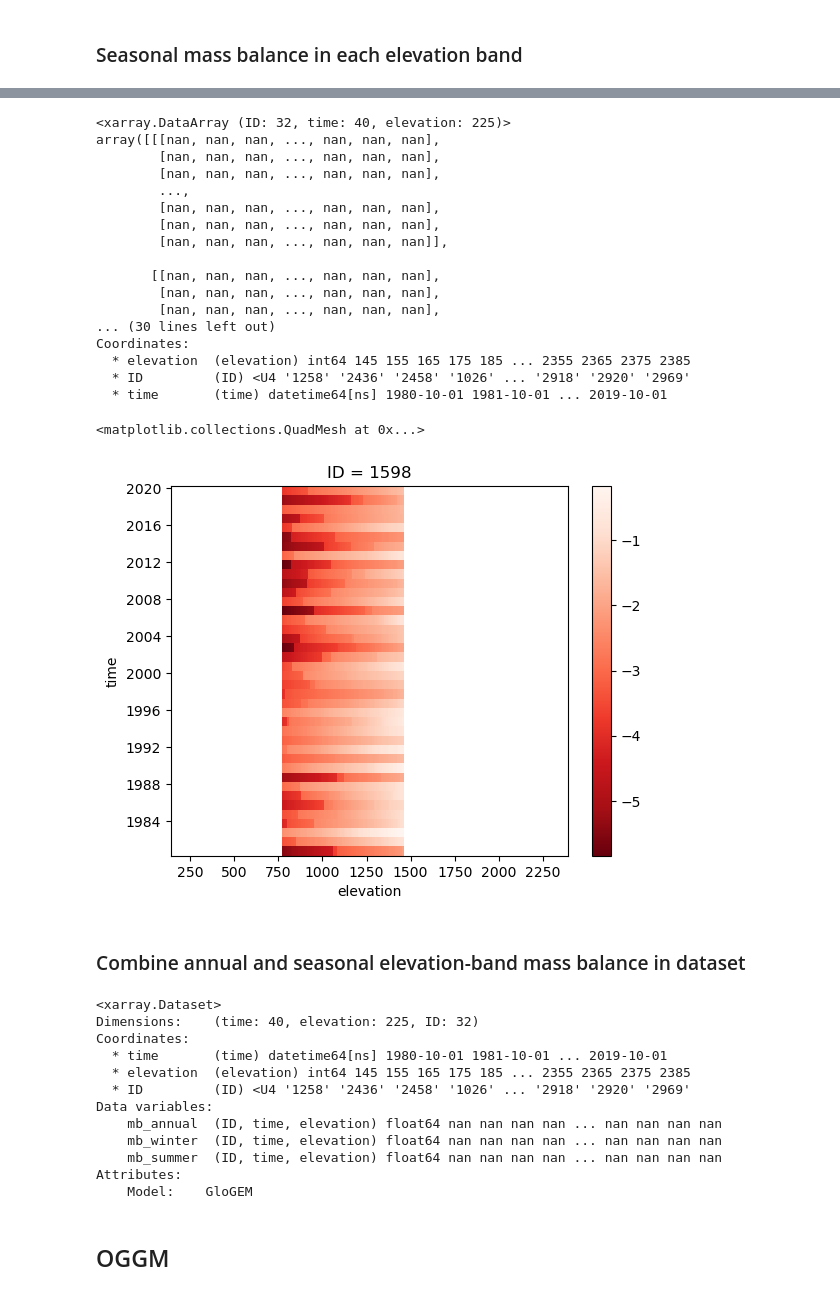
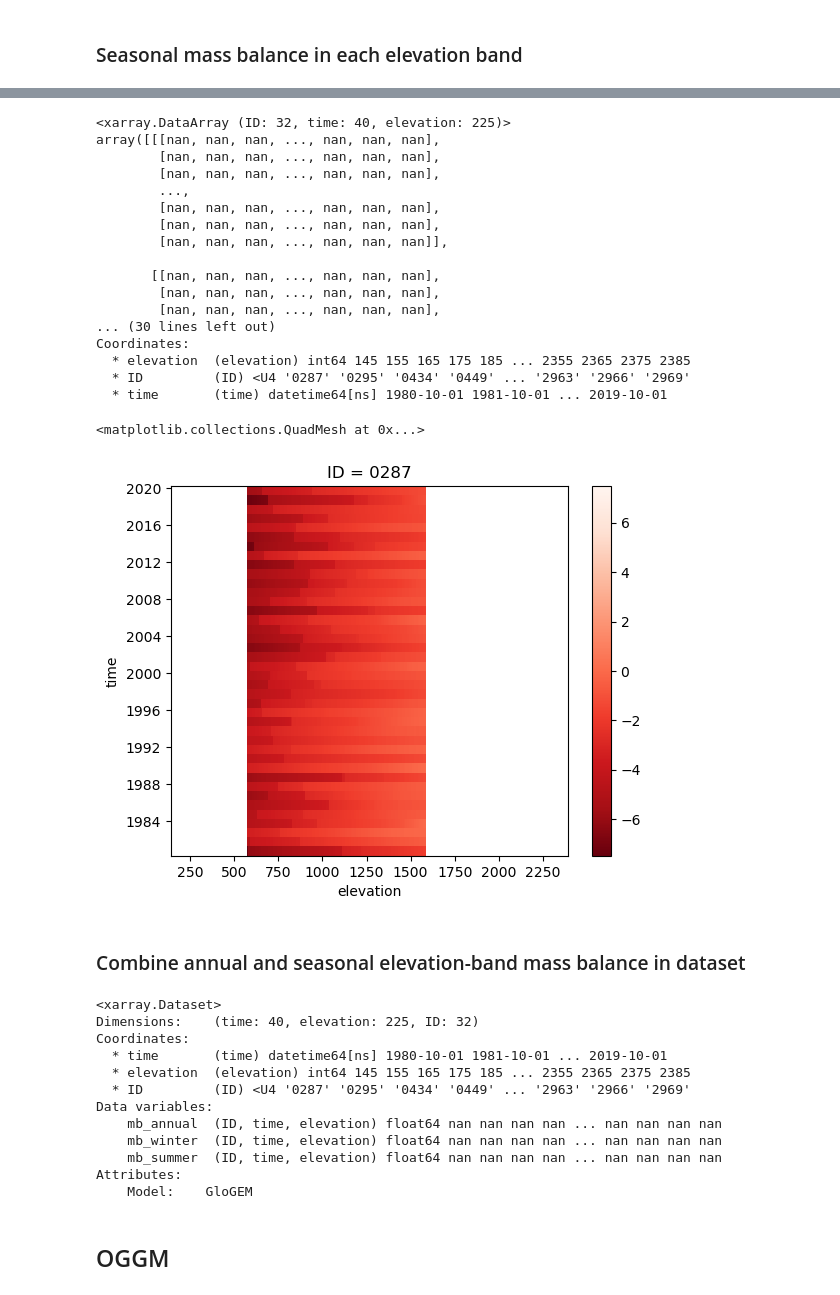
Before and after one commit to khsjursen/ML_MB_Norway, a Jupyter notebook: process_model_results.ipynb, the cells around one changed output, grey strips where cells are left out. Drawn from its saved outputs; the diff is of its cells as text; code cells hidden in the pictures.

```diff
--- a/process_model_results.ipynb
+++ b/process_model_results.ipynb
@@ -87,5 +88,8 @@ data
 # Get list of RGIID from 'RGIID' column using only last four digits of the ID
 rgi_ids = data['RGIID'].str[-4:].unique()
 rgi_ids_list = rgi_ids.tolist()
-print(rgi_ids_list)
+
+rgi_ids_list_sorted = sorted(rgi_ids_list, key=lambda x: int(x))
+
+print(rgi_ids_list_sorted)
 # %% [output]
@@ -95,7 +99,7 @@ print(rgi_ids_list)
 dfs = {}
 
 # Loop through list of rgiids and read files
-for identifier in rgi_ids_list:
+for identifier in rgi_ids_list_sorted:
 
     filename = f'belev_mon_0{identifier}.dat'
 
@@ -339,13 +351,13 @@ array([[[nan, nan, nan, ..., nan, nan, nan],
 ... (30 lines left out)
 Coordinates:
   * elevation  (elevation) int64 145 155 165 175 185 ... 2355 2365 2375 2385
-  * ID         (ID) <U4 '1258' '2436' '2458' '1026' ... '2918' '2920' '2969'
+  * ID         (ID) <U4 '0287' '0295' '0434' '0449' ... '2963' '2966' '2969'
   * time       (time) datetime64[ns] 1980-10-01 1981-10-01 ... 2019-10-01
 # %%
-ds_summer_mb_elevband[7,:,:].plot(cmap='Reds_r')
+ds_summer_mb_elevband[0,:,:].plot(cmap='Reds_r')
 # %% [output]
 <matplotlib.collections.QuadMesh at 0x...>
-[figure, old version]
+[figure, new version]
 # %% [markdown]
 ### Combine annual and seasonal elevation-band mass balance in dataset
 # %%
@@ -365,7 +377,7 @@ Dimensions:    (time: 40, elevation: 225, ID: 32)
 Coordinates:
   * time       (time) datetime64[ns] 1980-10-01 1981-10-01 ... 2019-10-01
   * elevation  (elevation) int64 145 155 165 175 185 ... 2355 2365 2375 2385
-  * ID         (ID) <U4 '1258' '2436' '2458' '1026' ... '2918' '2920' '2969'
+  * ID         (ID) <U4 '0287' '0295' '0434' '0449' ... '2963' '2966' '2969'
 Data variables:
     mb_annual  (ID, time, elevation) float64 nan nan nan nan ... nan nan nan nan
     mb_winter  (ID, time, elevation) float64 nan nan nan nan ... nan nan nan nan
```
Also changed, not shown: parts of 68 cells of this notebook.
